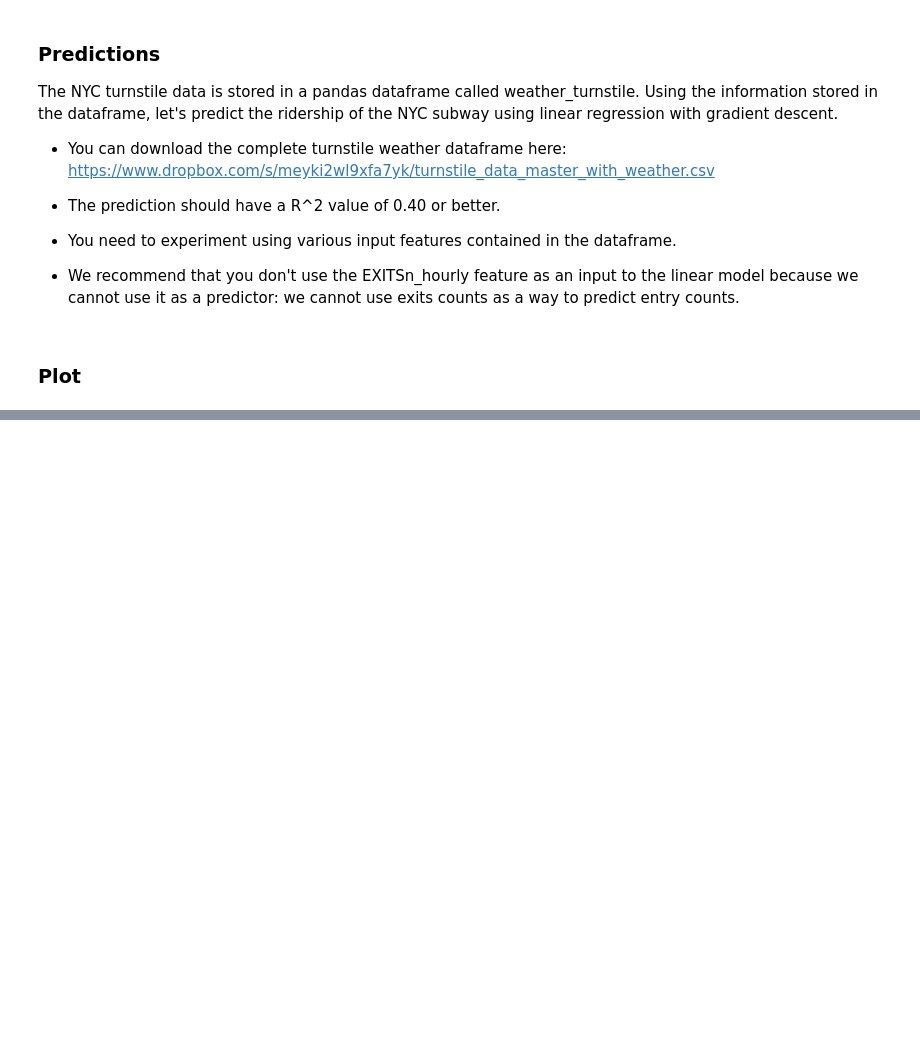
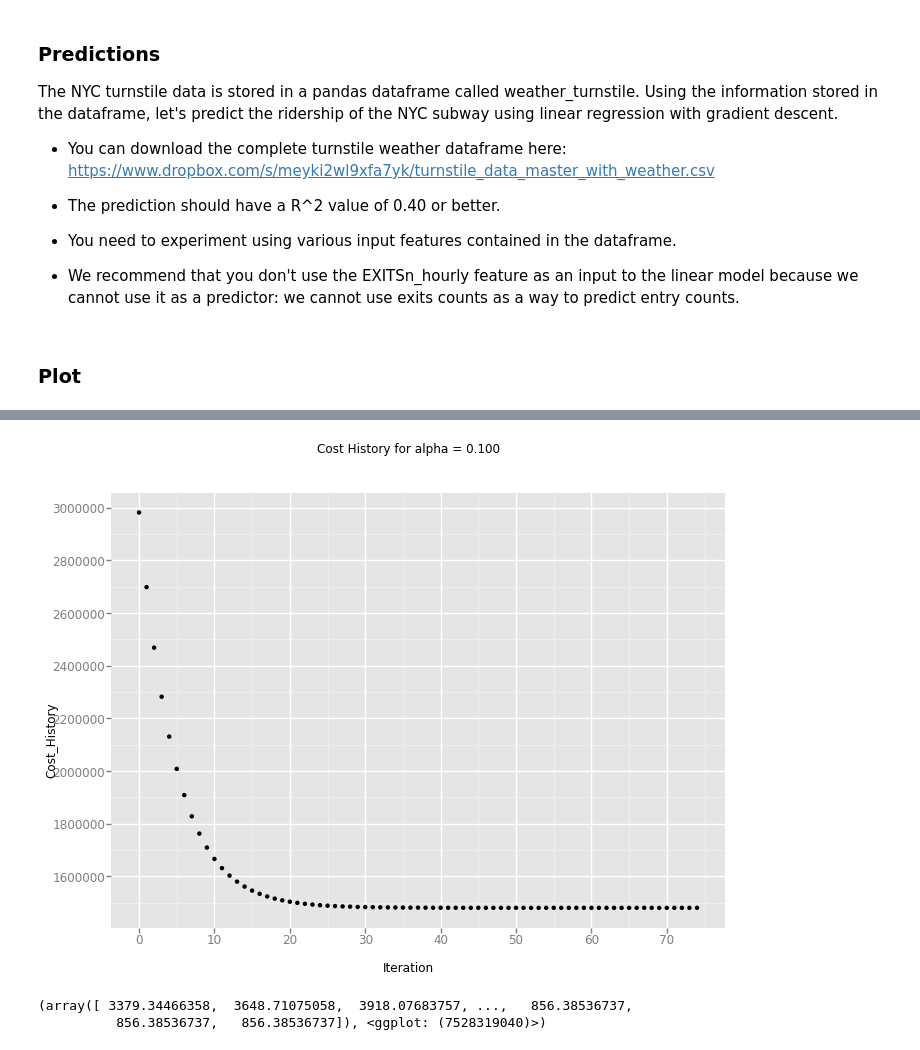
Before and after one commit to jonathanalmd/Udacity-DataScience-Nanodegree, a Jupyter notebook: 1-IntroToDataScience/6-analysing_subway_data/analyzing-subway-data.ipynb, the cells around one changed output, grey strips where cells are left out. Cells and saved outputs as stored; diff of their text form; code cells hidden in the pictures; blank space fills up the shorter version.

Commit message:
Lesson 6 Quiz 5: predictions using linear regression

```diff
--- a/1-IntroToDataScience/6-analysing_subway_data/analyzing-subway-data.ipynb
+++ b/1-IntroToDataScience/6-analysing_subway_data/analyzing-subway-data.ipynb
@@ -270,17 +267,16 @@ The NYC turnstile data is stored in a pandas dataframe called weather_turnstile.
 
 * We recommend that you don't use the EXITSn_hourly feature as an input to the linear model because we cannot use it as a predictor: we cannot use exits counts as a way to predict entry counts.
 # %%
-
-def predictions(dataframe):
-    # Select Features (try different features!)
-    features = dataframe[['rain', 'precipi', 'Hour', 'meantempi']]
+def predictions(dataframe, plot_predictions):
+    # Select Features
+    features = dataframe[['rain', 'precipi', 'hour', 'meantempi']]
 
     # Add UNIT to features using dummy variables
-    dummy_units = pandas.get_dummies(dataframe['UNIT'], prefix='unit')
+    dummy_units = pd.get_dummies(dataframe['unit'], prefix='unit')
     features = features.join(dummy_units)
 
     # Values
-    values = dataframe['ENTRIESn_hourly']
+    values = dataframe['entriesn_hourly']
     m = len(values)
 
     features, mu, sigma = normalize_features(features)
@@ -302,15 +298,10 @@ def predictions(dataframe):
                                                             alpha,
                                                             num_iterations)
 
-    plot = None
-    # -------------------------------------------------
-    # Uncomment the next line to see your cost history
-    # -------------------------------------------------
-    # plot = plot_cost_history(alpha, cost_history)
-    #
-    # Please note, there is a possibility that plotting
-    # this in addition to your calculation will exceed
-    # the 30 second limit on the compute servers.
+    if plot_predictions:
+        plot = plot_cost_history(alpha, cost_history)
+    else:
+        plot = None
 
     predictions = np.dot(features_array, theta_gradient_descent)
     return predictions, plot
@@ -336,0 +321,3 @@ def plot_cost_history(alpha, cost_history):
+# %%
+weather_data = read_csv_data('turnstile-data-master-with_weather.csv',input_dir())
+print (weather_data)
@@ -336,0 +348,6 @@ def plot_cost_history(alpha, cost_history):
+# %%
+predictions(weather_data, plot_predictions = True)
+# %% [output]
+[figure, added]
+(array([ 3379.34466358,  3648.71075058,  3918.07683757, ...,   856.38536737,
+          856.38536737,   856.38536737]), <ggplot: (7528319040)>)
```
Also changed, not shown: parts of 6 cells of this notebook.
